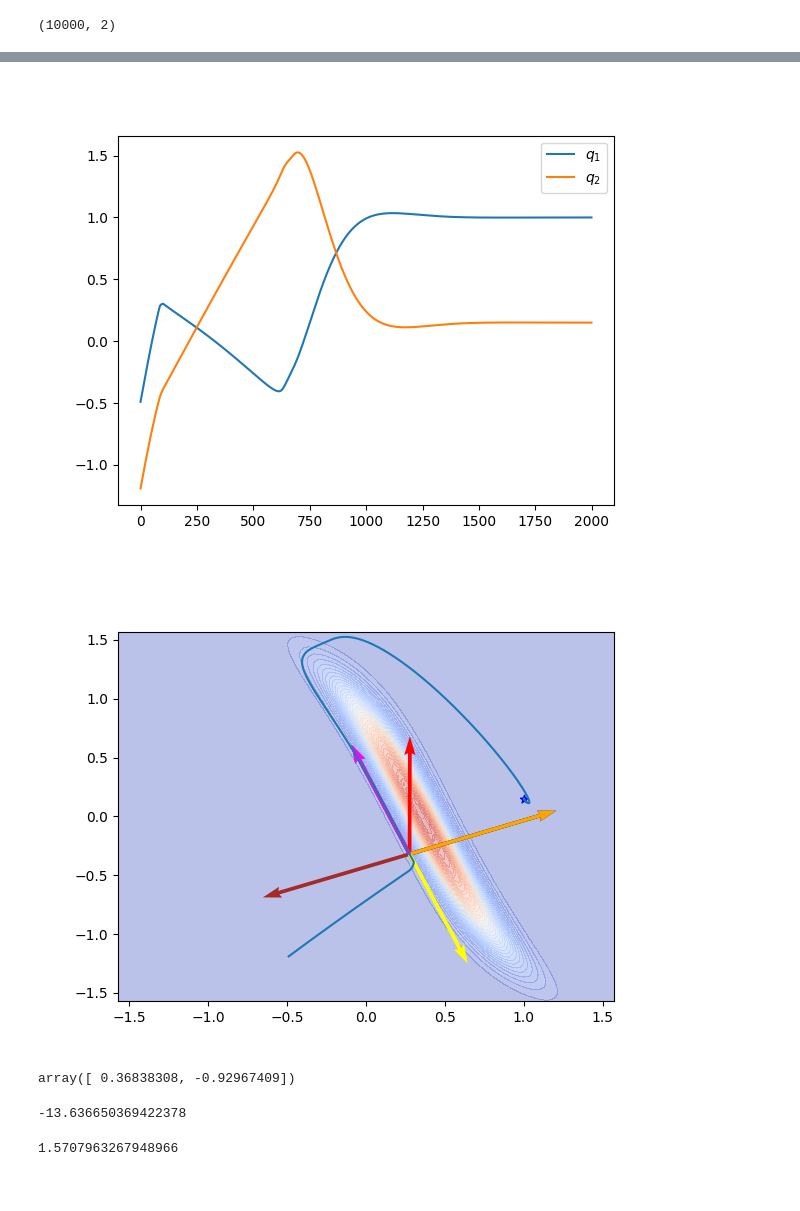
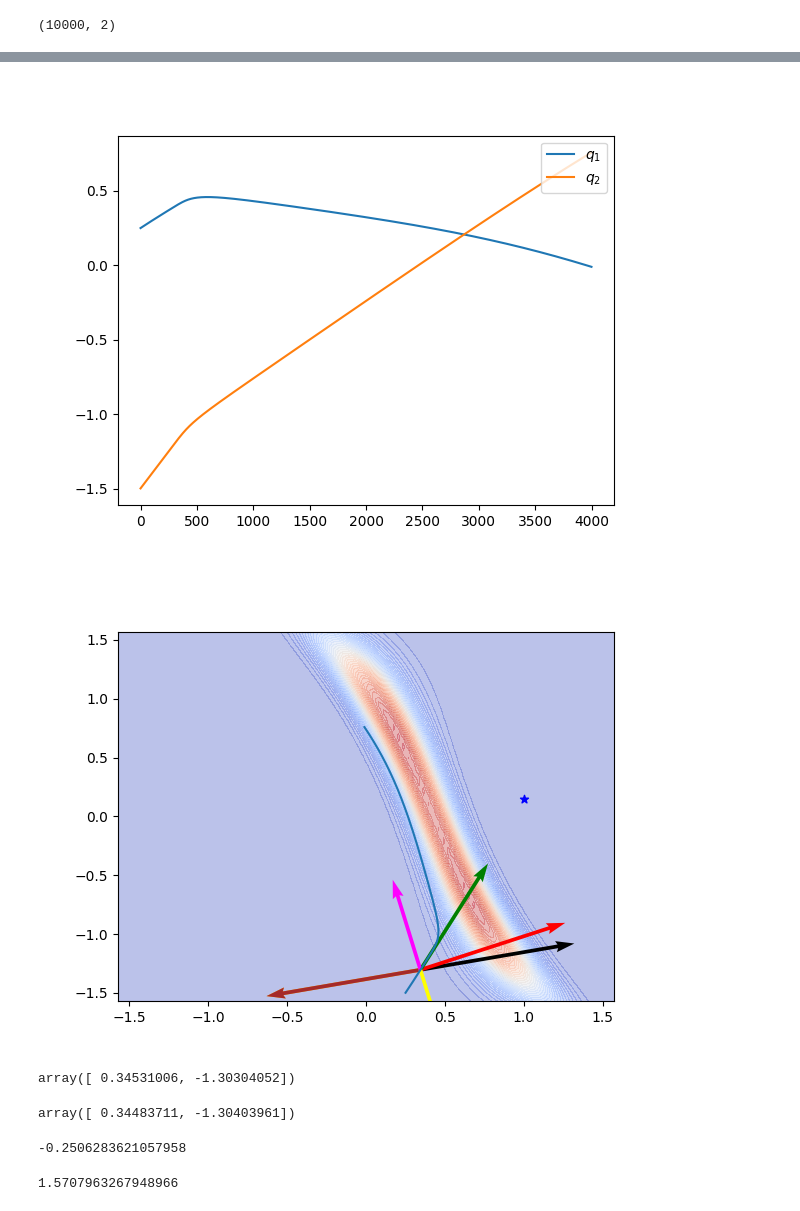
Before and after one commit to Bbosc/GDSOA, a Jupyter notebook: main.ipynb, the cells around one changed output, grey strips where cells are left out. Cells and saved outputs as stored; diff of their text form; code cells hidden in the pictures.

```diff
--- a/main.ipynb
+++ b/main.ipynb
@@ -18,7 +18,7 @@ config_attractor = np.array([1., 0.15])
 
 # Embedding parameters
 # x = torch.tensor([[-0.5], [0.8], [0.]])
-x = np.array([[-0.6], [1.6], [0.]])[np.newaxis, :]
+x = np.array([[-0.6], [1.3], [0.]])[np.newaxis, :]
 
 fk = ForwardKinematic(urdf_file='2_joints_arm.urdf')
 
@@ -28,14 +28,15 @@ e = Embedding(dimension=2, x=x.repeat(1, 0), fk=fk, limits=joint_limits)
 ds = DynamicalSystem(stiffness=K, dissipation=D, attractor=config_attractor, embedding=e, dt=0.01)
 # %%
 # start = np.array([-0.55, 0.85])
-# start = np.array([-0.19, 0.828])
-start = np.array([-0.5, -1.2])
-initial_speed = np.array([0.1, 0.1])*10
+start = np.array([0.25, -1.5])
+# start = np.array([-0.5, -1.2])
+initial_speed = np.array([0.1, 0.2])
+# initial_speed = np.array([0.1, -0.1])
 q = start
 dq = initial_speed
 positions = []
 frequencies = []
-for i in range(0,2000):
+for i in range(0,4000):
     start1 = time.time()
     q, dq = ds(q, dq)
     positions.append(q)
@@ -180,47 +181,51 @@ plt.plot(range(x.shape[0]), x[:, 1], label=r'$q_2$')
 plt.legend(loc='upper right')
 plt.show()
 # %% [output]
-[figure, old version]
+[figure, new version]
 # %%
-pos = 120
+pos = 195
 
 psi = np.stack(ds.embedding_logger)
 grad =np.stack(ds.gradient_logger)
 hess = np.stack(ds.hessian_logger)
 
 values, vectors = np.linalg.eigh(metric[pos])
 u = vectors[0] * np.dot(dx[pos], vectors[0])/np.linalg.norm(vectors[0])
 
 
 %matplotlib widget
 plt.figure()
 plt.contourf(x1, x2, z, cmap=cm.coolwarm, alpha=0.35, levels=50)
 plt.scatter(config_attractor[0], config_attractor[1], label='attractor', marker='*', c='b')
 plt.quiver(ps[pos, 0], ps[pos, 1], grad[pos, :, 0], grad[pos, :, 1], angles='xy', scale_units='xy', scale=np.linalg.norm(grad[pos, :]), color='black')
 plt.quiver(ps[pos, 0], ps[pos, 1], psi[pos, :, 0], psi[pos, :, 1], angles='xy', scale_units='xy', scale=np.linalg.norm(psi[pos, :]), color='red')
 plt.quiver(ps[pos, 0], ps[pos, 1], dx[pos, 0], dx[pos, 1], angles='xy', scale_units='xy', scale=np.linalg.norm(dx[pos, :]), color='green')
 plt.quiver(ps[pos, 0], ps[pos, 1], ddx[pos, 0], ddx[pos, 1], angles='xy', scale_units='xy', scale=np.linalg.norm(ddx[pos, :]), color='orange')
 plt.quiver(ps[pos, 0], ps[pos, 1], vectors[1][0], vectors[1][1], angles='xy', scale_units='xy', scale=np.linalg.norm(vectors[1]), color='brown')
 plt.quiver(ps[pos, 0], ps[pos, 1], vectors[0][0], vectors[0][1], angles='xy', scale_units='xy', scale=np.linalg.norm(vectors[0]), color='yellow')
 plt.quiver(ps[pos, 0], ps[pos, 1], u[0], u[1], angles='xy', scale_units='xy', scale=np.linalg.norm(dx[pos]), color='magenta')
 
 plt.plot(ps[:, 0], ps[:, 1])
 eps = 0.1
 # plt.xlim([-eps+ps[pos, 0], ps[pos, 0] + eps])
 # plt.ylim([-eps+ps[pos, 1], ps[pos, 1] + eps])
 plt.xlim([x1.min(), x1.max()])
 plt.ylim([x2.min(), x2.max()])
 plt.show()
 # %% [output]
-[figure, old version]
+[figure, new version]
-# %%
-vectors[0]
-# %% [output]
-array([ 0.36838308, -0.92967409])
+# %%
+x[pos] + dx[pos] * 0.01
+# %% [output]
+array([ 0.34531006, -1.30304052])
+# %%
+x[pos]
+# %% [output]
+array([ 0.34483711, -1.30403961])
 # %%
 np.dot(vectors[1], grad[pos].squeeze())
 # %% [output]
--13.636650369422378
+-0.2506283621057958
 # %%
 def angles(u, v):
   #using the arccos function from numpy
```
Also changed, not shown: parts of 11 cells of this notebook, 2 other files.
